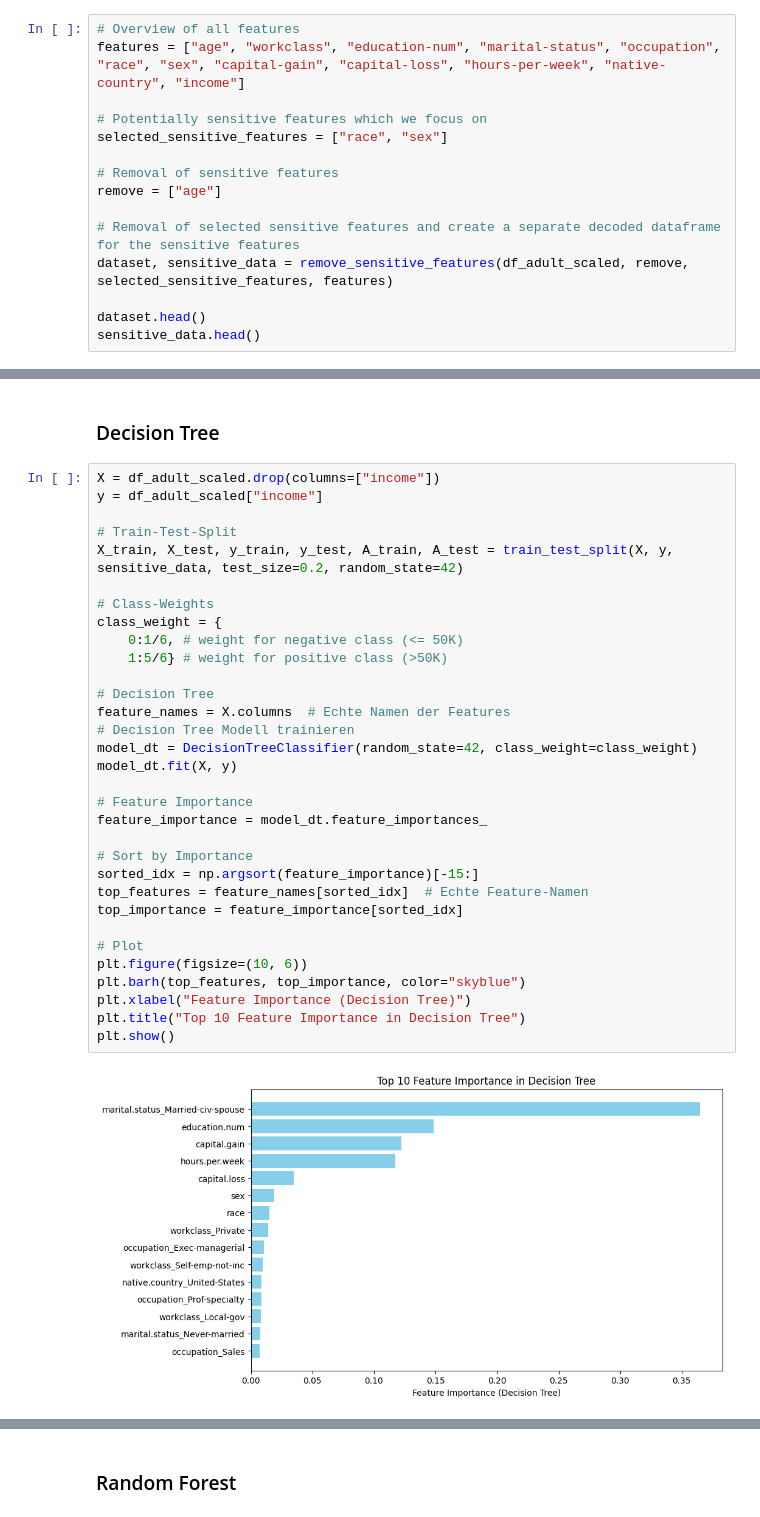
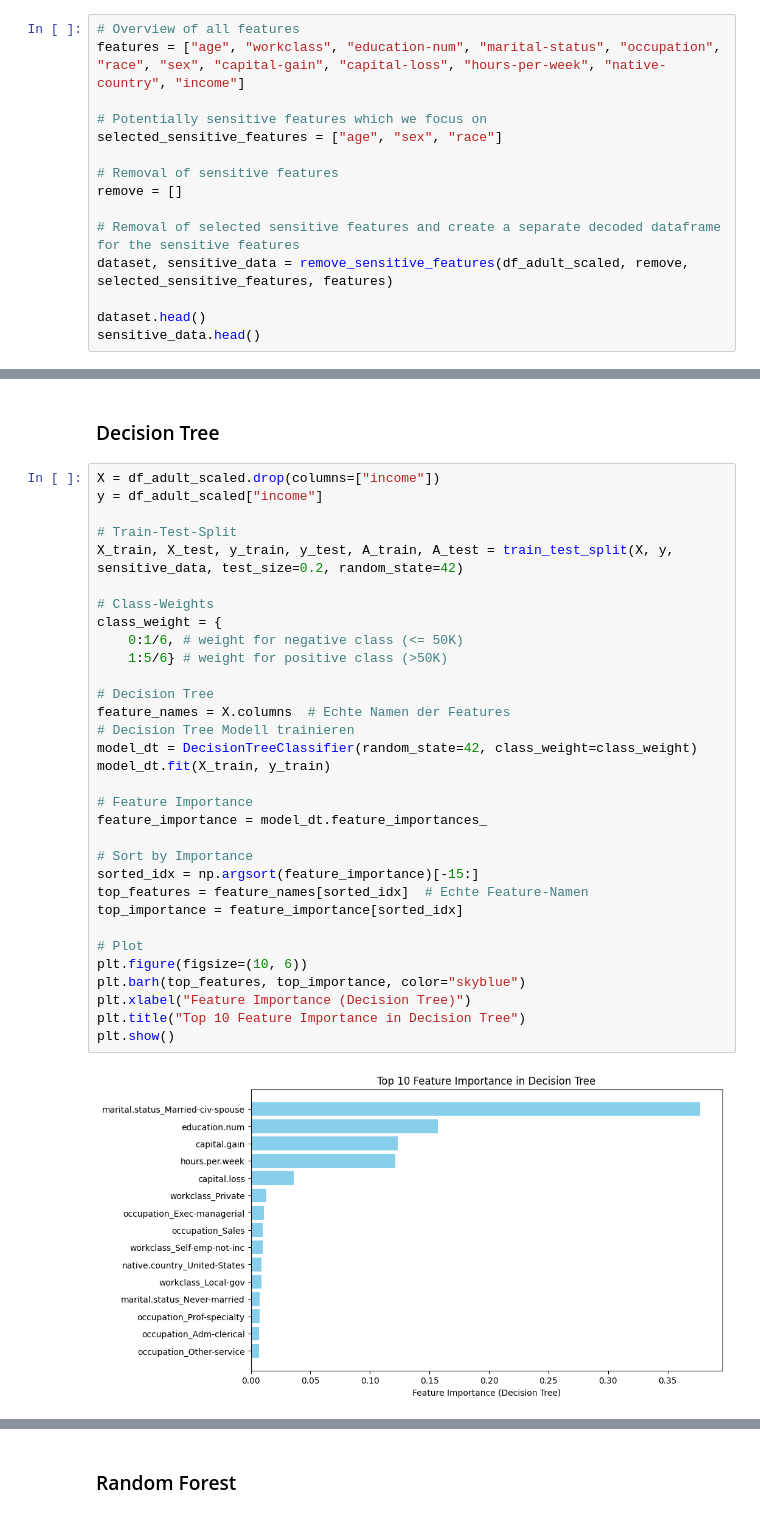
Before and after one commit to EmmanuelGyauAmoakoh/DataScienceProjectITCS227, a Jupyter notebook: FairCreditApprovalPrediction.ipynb, the cells around one changed output, grey strips where cells are left out. Saved outputs shown, nothing was run; the diff lists cells and outputs as text.

```diff
--- a/FairCreditApprovalPrediction.ipynb
+++ b/FairCreditApprovalPrediction.ipynb
@@ -365,10 +366,10 @@ See the caveats in the documentation: https://pandas.pydata.org/pandas-docs/stab
 features = ["age", "workclass", "education-num", "marital-status", "occupation", "race", "sex", "capital-gain", "capital-loss", "hours-per-week", "native-country", "income"]
 
 # Potentially sensitive features which we focus on
-selected_sensitive_features = ["race", "sex"]
+selected_sensitive_features = ["age", "sex", "race"]
 
 # Removal of sensitive features
-remove = ["age"]
+remove = []
 
 # Removal of selected sensitive features and create a separate decoded dataframe for the sensitive features
 dataset, sensitive_data = remove_sensitive_features(df_adult_scaled, remove, selected_sensitive_features, features)
@@ -391,35 +392,35 @@ X = df_adult_scaled.drop(columns=["income"])
 y = df_adult_scaled["income"]
 
 # Train-Test-Split
 X_train, X_test, y_train, y_test, A_train, A_test = train_test_split(X, y, sensitive_data, test_size=0.2, random_state=42)
 
 # Class-Weights
 class_weight = {
     0:1/6, # weight for negative class (<= 50K)
     1:5/6} # weight for positive class (>50K)
 
 # Decision Tree
 feature_names = X.columns  # Echte Namen der Features
 # Decision Tree Modell trainieren
 model_dt = DecisionTreeClassifier(random_state=42, class_weight=class_weight)
-model_dt.fit(X, y)
+model_dt.fit(X_train, y_train)
 
 # Feature Importance
 feature_importance = model_dt.feature_importances_
 
 # Sort by Importance
 sorted_idx = np.argsort(feature_importance)[-15:]
 top_features = feature_names[sorted_idx]  # Echte Feature-Namen
 top_importance = feature_importance[sorted_idx]
 
 # Plot
 plt.figure(figsize=(10, 6))
 plt.barh(top_features, top_importance, color="skyblue")
 plt.xlabel("Feature Importance (Decision Tree)")
 plt.title("Top 10 Feature Importance in Decision Tree")
 plt.show()
 # %% [output]
-[figure, old version]
+[figure, new version]
 # %%
 y_pred = model_dt.predict(X_test)
 
```
Also changed, not shown: parts of 7 cells of this notebook.
